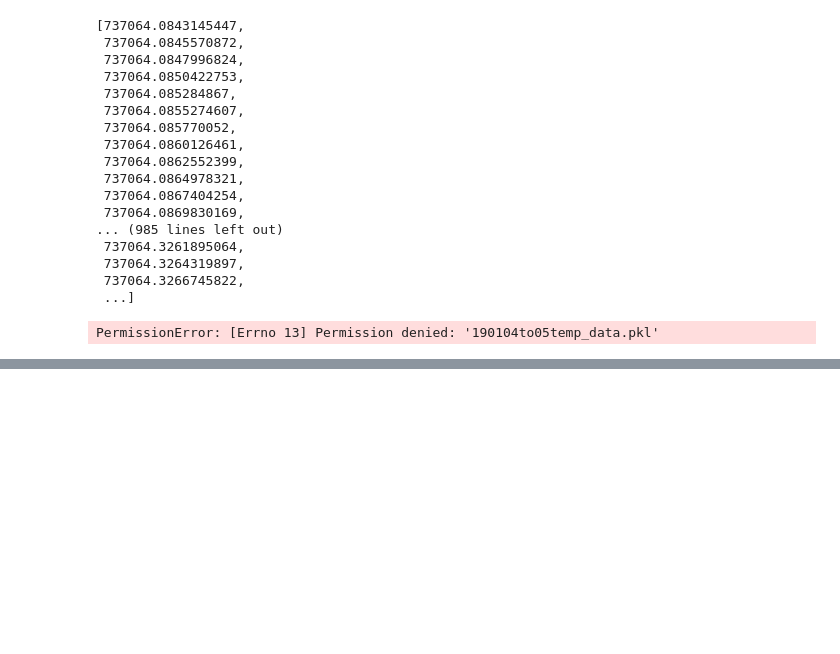
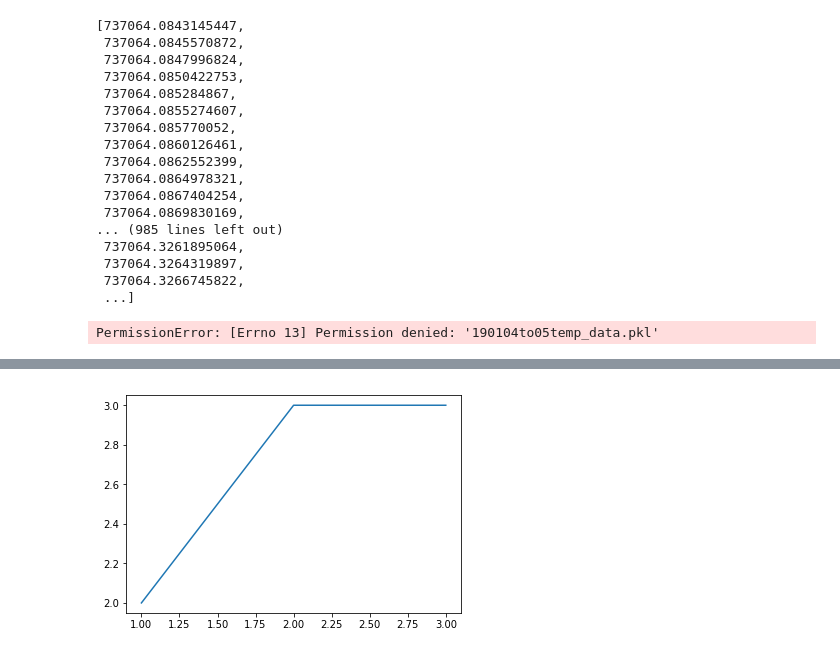
Before and after one commit to EdwardBurgin/home_automation, a Jupyter notebook: home_notebook.ipynb, the cells around one changed output, grey strips where cells are left out. Saved outputs shown, nothing was run; the diff lists cells and outputs as text; code cells hidden in the pictures; blank space fills up the shorter version.

```diff
--- a/home_notebook.ipynb
+++ b/home_notebook.ipynb
@@ -272,0 +368,5 @@ x
+# %%
+plt.plot([1,2,3], [2,3,3])
+plt.savefig('graph.png')
+# %% [output]
+[figure, added]
```
Also changed, not shown: parts of 17 cells of this notebook, 1 other file.
